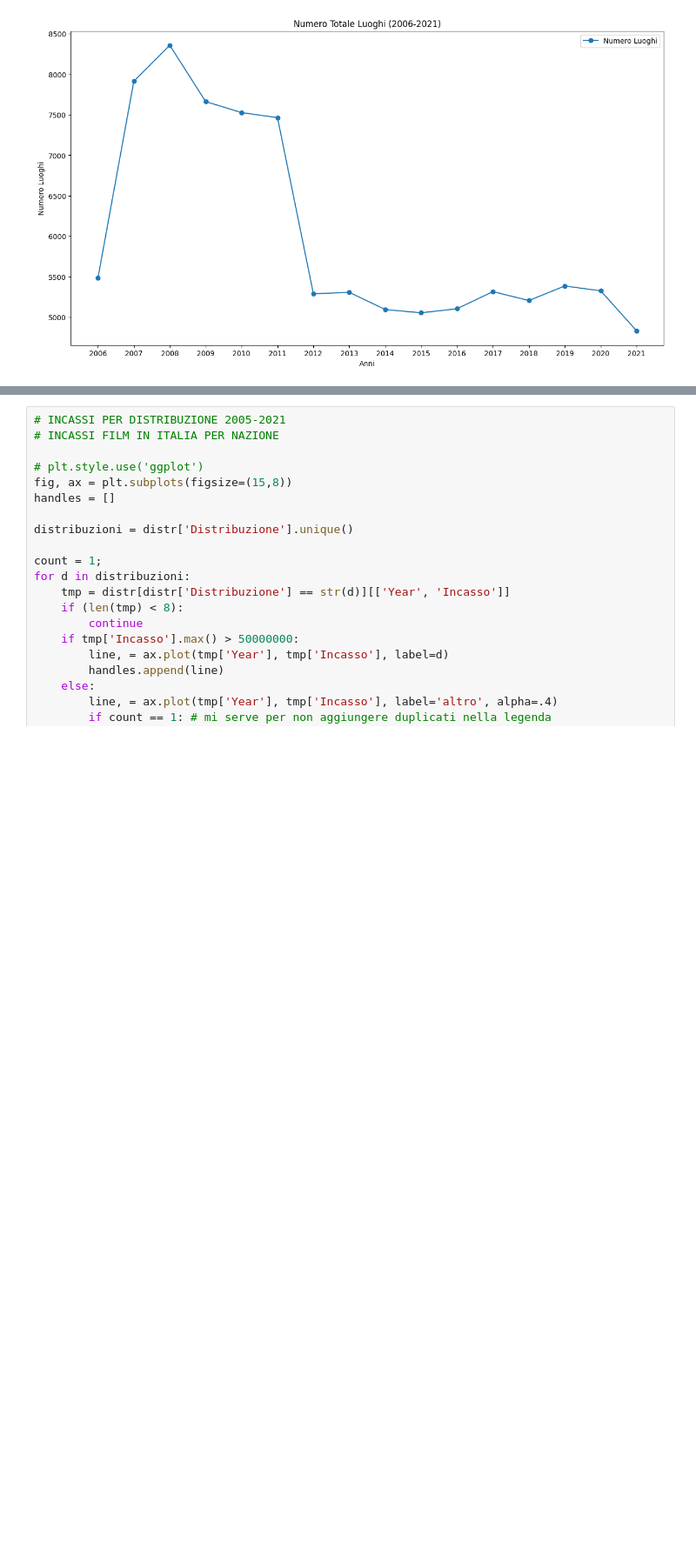
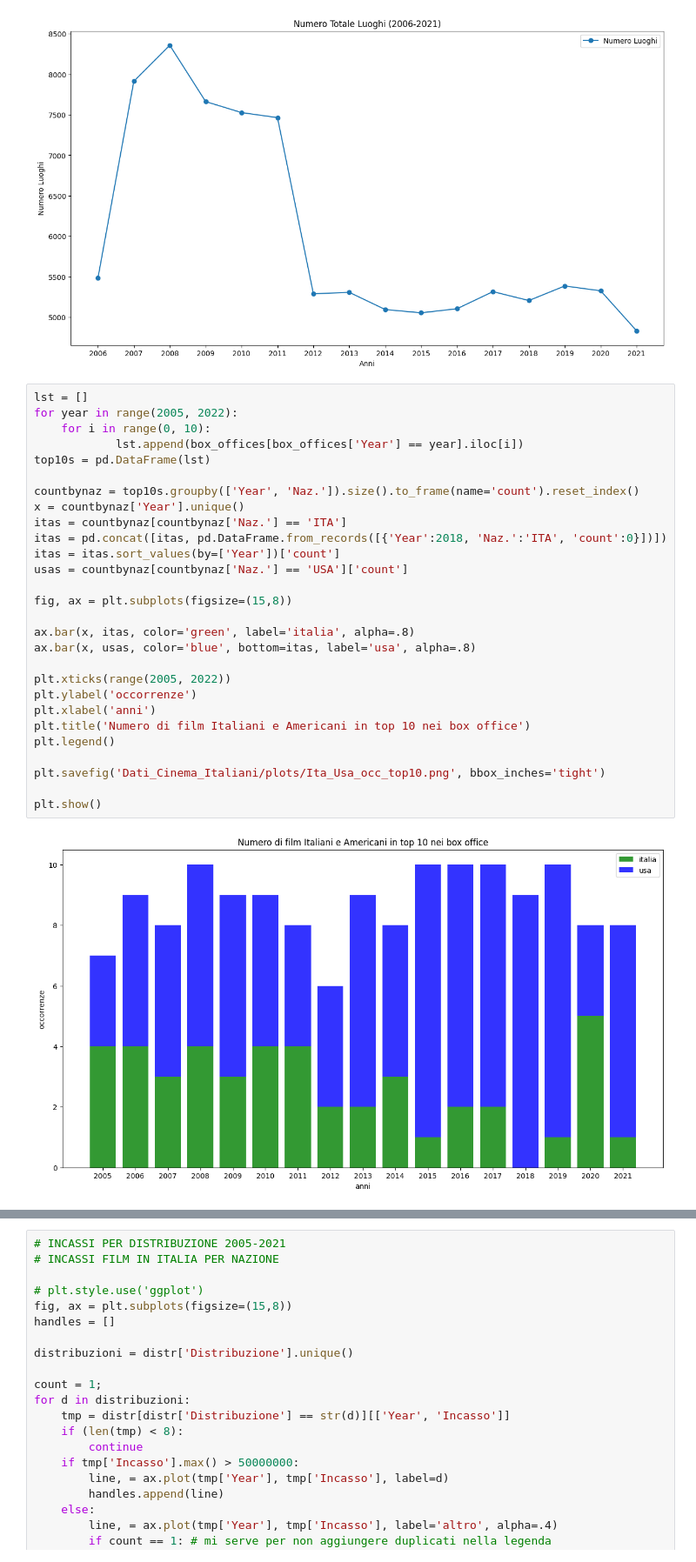
Before and after one commit to GitCass01/italian-cinemas-sciviz, a Jupyter notebook: Progetto.ipynb, the cells around one changed output, grey strips where cells are left out. Shown at 87% size. Cells and saved outputs as stored; diff of their text form; blank space fills up the shorter version.

```diff
--- a/Progetto.ipynb
+++ b/Progetto.ipynb
@@ -217,3 +217,33 @@ plt.savefig('Dati_Cinema_Italiani/plots/num_luoghi_totale.png', bbox_inches='tig
 plt.show()
 # %% [output]
 [figure]
+# %%
+lst = []
+for year in range(2005, 2022):
+    for i in range(0, 10):
+            lst.append(box_offices[box_offices['Year'] == year].iloc[i])
+top10s = pd.DataFrame(lst)
+
+countbynaz = top10s.groupby(['Year', 'Naz.']).size().to_frame(name='count').reset_index()
+x = countbynaz['Year'].unique()
+itas = countbynaz[countbynaz['Naz.'] == 'ITA']
+itas = pd.concat([itas, pd.DataFrame.from_records([{'Year':2018, 'Naz.':'ITA', 'count':0}])])
+itas = itas.sort_values(by=['Year'])['count']
+usas = countbynaz[countbynaz['Naz.'] == 'USA']['count']
+
+fig, ax = plt.subplots(figsize=(15,8))
+
+ax.bar(x, itas, color='green', label='italia', alpha=.8)
+ax.bar(x, usas, color='blue', bottom=itas, label='usa', alpha=.8)
+
+plt.xticks(range(2005, 2022))
+plt.ylabel('occorrenze')
+plt.xlabel('anni')
+plt.title('Numero di film Italiani e Americani in top 10 nei box office')
+plt.legend()
+
+plt.savefig('Dati_Cinema_Italiani/plots/Ita_Usa_occ_top10.png', bbox_inches='tight')
+
+plt.show()
+# %% [output]
+[figure, added]
```
Also changed, not shown: parts of 2 cells of this notebook, 4 other files.
